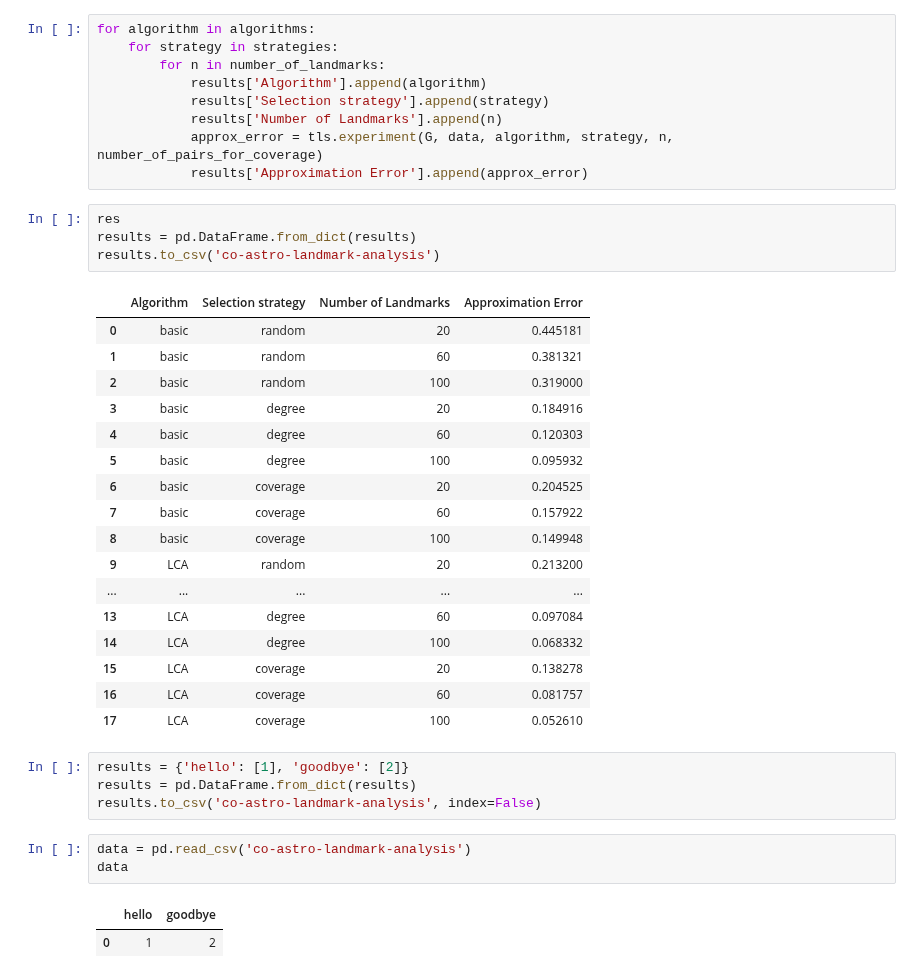
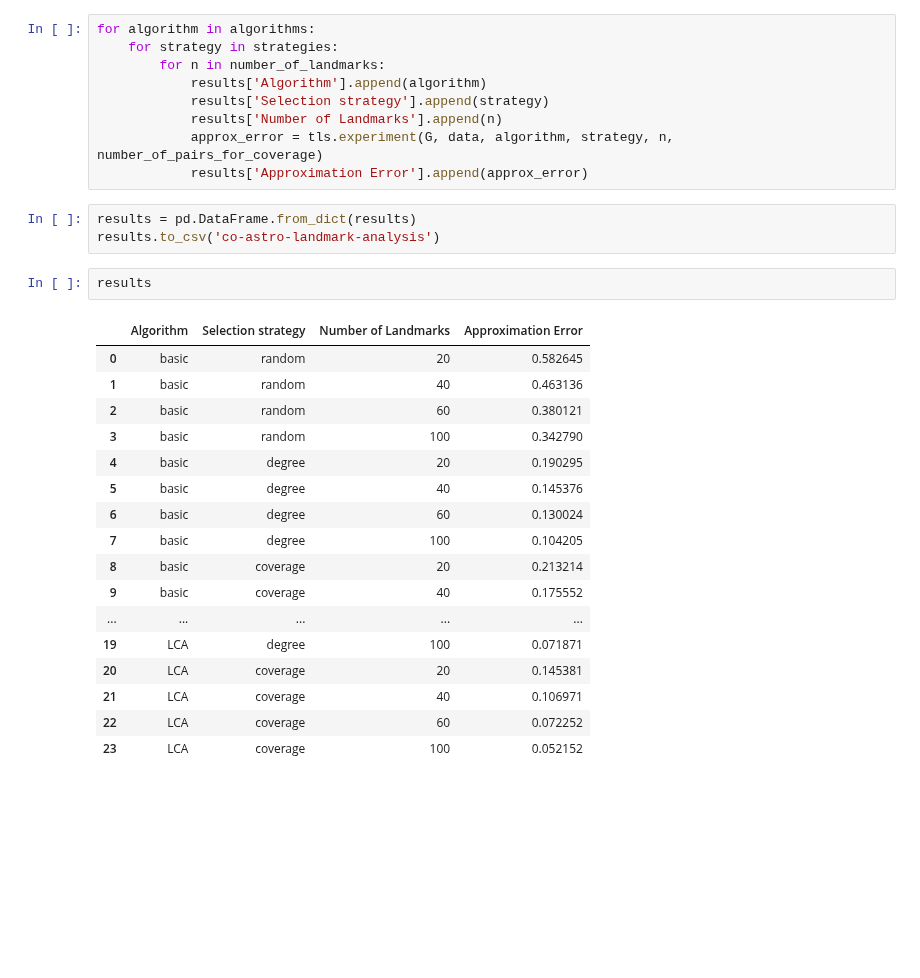
Before and after one commit to AnatolyAdamovich/graph-analysis, a Jupyter notebook: CO-Astro.ipynb, the cells around one changed output. Saved outputs shown, nothing was run; the diff lists cells and outputs as text; blank space fills up the shorter version.

Commit message:
landmark-analysis

```diff
--- a/CO-Astro.ipynb
+++ b/CO-Astro.ipynb
@@ -359,34 +341,25 @@ for algorithm in algorithms:
             approx_error = tls.experiment(G, data, algorithm, strategy, n, number_of_pairs_for_coverage)
             results['Approximation Error'].append(approx_error)
 # %%
-res
 results = pd.DataFrame.from_dict(results)
 results.to_csv('co-astro-landmark-analysis')
-# %% [output]
-|  | Algorithm | Selection strategy | Number of Landmarks | Approximation Error |
-| 0 | basic | random | 20 | 0.445181 |
-| 1 | basic | random | 60 | 0.381321 |
-| 2 | basic | random | 100 | 0.319000 |
-| 3 | basic | degree | 20 | 0.184916 |
-| 4 | basic | degree | 60 | 0.120303 |
-| 5 | basic | degree | 100 | 0.095932 |
-| 6 | basic | coverage | 20 | 0.204525 |
-| 7 | basic | coverage | 60 | 0.157922 |
-| 8 | basic | coverage | 100 | 0.149948 |
-| 9 | LCA | random | 20 | 0.213200 |
-| ... | ... | ... | ... | ... |
-| 13 | LCA | degree | 60 | 0.097084 |
-| 14 | LCA | degree | 100 | 0.068332 |
-| 15 | LCA | coverage | 20 | 0.138278 |
-| 16 | LCA | coverage | 60 | 0.081757 |
-| 17 | LCA | coverage | 100 | 0.052610 |
-# %%
-results = {'hello': [1], 'goodbye': [2]}
-results = pd.DataFrame.from_dict(results)
-results.to_csv('co-astro-landmark-analysis', index=False)
-# %%
-data = pd.read_csv('co-astro-landmark-analysis')
-data
-# %% [output]
-|  | hello | goodbye |
-| 0 | 1 | 2 |
+# %%
+results
+# %% [output]
+|  | Algorithm | Selection strategy | Number of Landmarks | Approximation Error |
+| 0 | basic | random | 20 | 0.582645 |
+| 1 | basic | random | 40 | 0.463136 |
+| 2 | basic | random | 60 | 0.380121 |
+| 3 | basic | random | 100 | 0.342790 |
+| 4 | basic | degree | 20 | 0.190295 |
+| 5 | basic | degree | 40 | 0.145376 |
+| 6 | basic | degree | 60 | 0.130024 |
+| 7 | basic | degree | 100 | 0.104205 |
+| 8 | basic | coverage | 20 | 0.213214 |
+| 9 | basic | coverage | 40 | 0.175552 |
+| ... | ... | ... | ... | ... |
+| 19 | LCA | degree | 100 | 0.071871 |
+| 20 | LCA | coverage | 20 | 0.145381 |
+| 21 | LCA | coverage | 40 | 0.106971 |
+| 22 | LCA | coverage | 60 | 0.072252 |
+| 23 | LCA | coverage | 100 | 0.052152 |
```
Also changed, not shown: parts of 5 cells of this notebook, 5 other files.
